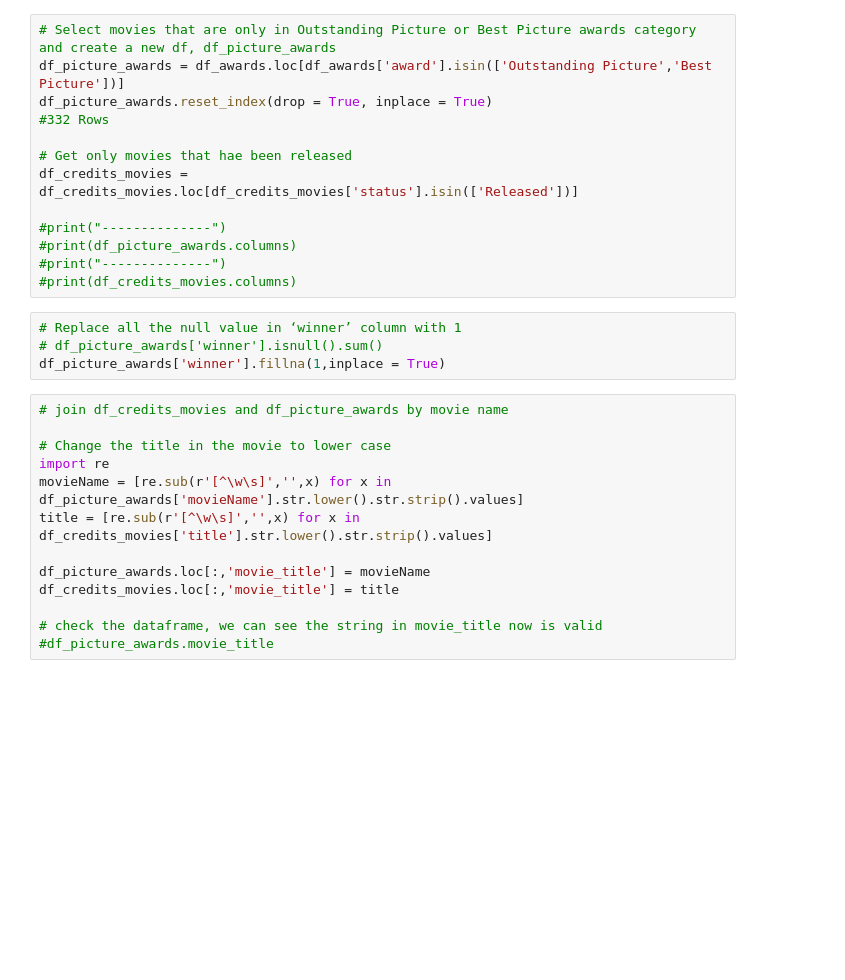
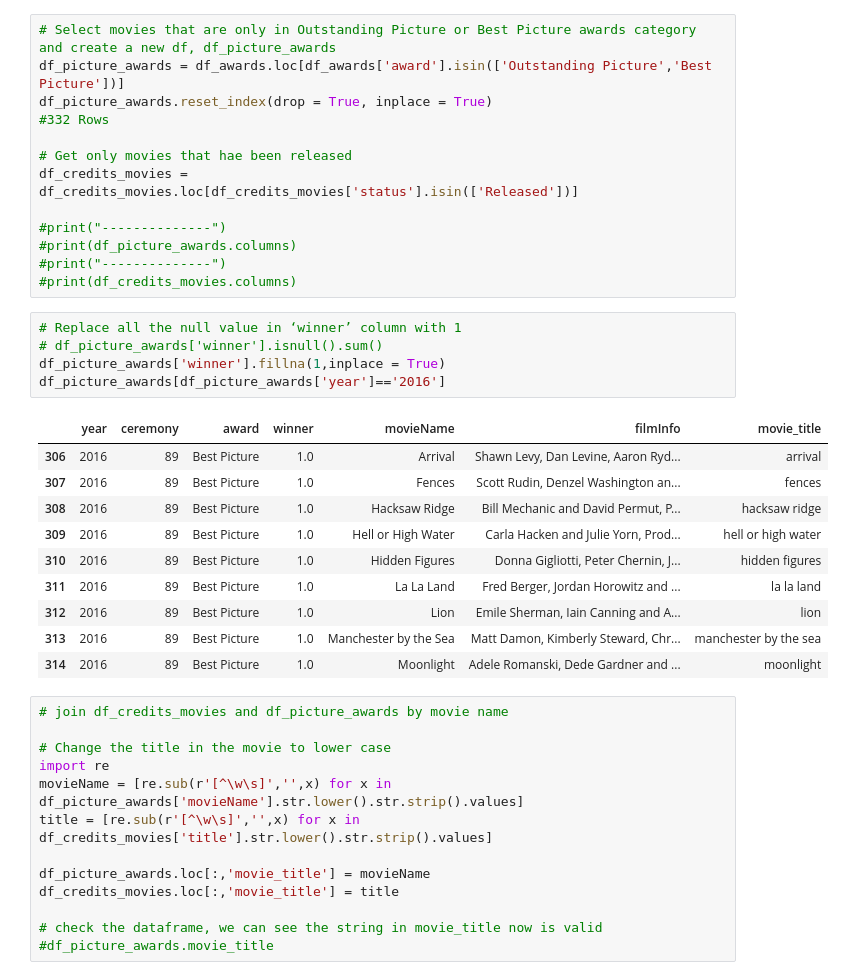
Before and after one commit to hone1er/oscarDataAnalysis, a Jupyter notebook: Priya's/bestPicture2-Copy1.ipynb, the cells around one changed output. Saved outputs shown, nothing was run; the diff lists cells and outputs as text; blank space fills up the shorter version.

```diff
--- a/Priya's/bestPicture2-Copy1.ipynb
+++ b/Priya's/bestPicture2-Copy1.ipynb
@@ -128,7 +167,19 @@ df_credits_movies = df_credits_movies.loc[df_credits_movies['status'].isin(['Rel
 # %%
 # Replace all the null value in ‘winner’ column with 1
 # df_picture_awards['winner'].isnull().sum()
 df_picture_awards['winner'].fillna(1,inplace = True)
+df_picture_awards[df_picture_awards['year']=='2016']
+# %% [output]
+|  | year | ceremony | award | winner | movieName | filmInfo | movie_title |
+| 306 | 2016 | 89 | Best Picture | 1.0 | Arrival | Shawn Levy, Dan Levine, Aaron Ryd... | arrival |
+| 307 | 2016 | 89 | Best Picture | 1.0 | Fences | Scott Rudin, Denzel Washington an... | fences |
+| 308 | 2016 | 89 | Best Picture | 1.0 | Hacksaw Ridge | Bill Mechanic and David Permut, P... | hacksaw ridge |
+| 309 | 2016 | 89 | Best Picture | 1.0 | Hell or High Water | Carla Hacken and Julie Yorn, Prod... | hell or high water |
+| 310 | 2016 | 89 | Best Picture | 1.0 | Hidden Figures | Donna Gigliotti, Peter Chernin, J... | hidden figures |
+| 311 | 2016 | 89 | Best Picture | 1.0 | La La Land | Fred Berger, Jordan Horowitz and ... | la la land |
+| 312 | 2016 | 89 | Best Picture | 1.0 | Lion | Emile Sherman, Iain Canning and A... | lion |
+| 313 | 2016 | 89 | Best Picture | 1.0 | Manchester by the Sea | Matt Damon, Kimberly Steward, Chr... | manchester by the sea |
+| 314 | 2016 | 89 | Best Picture | 1.0 | Moonlight | Adele Romanski, Dede Gardner and ... | moonlight |
 # %%
 # join df_credits_movies and df_picture_awards by movie name
 
```
Also changed, not shown: parts of 3 cells of this notebook, 10 other files.
